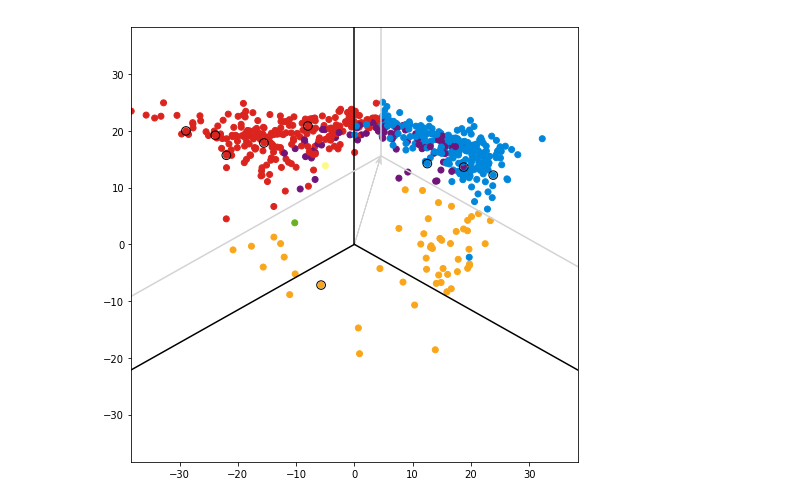
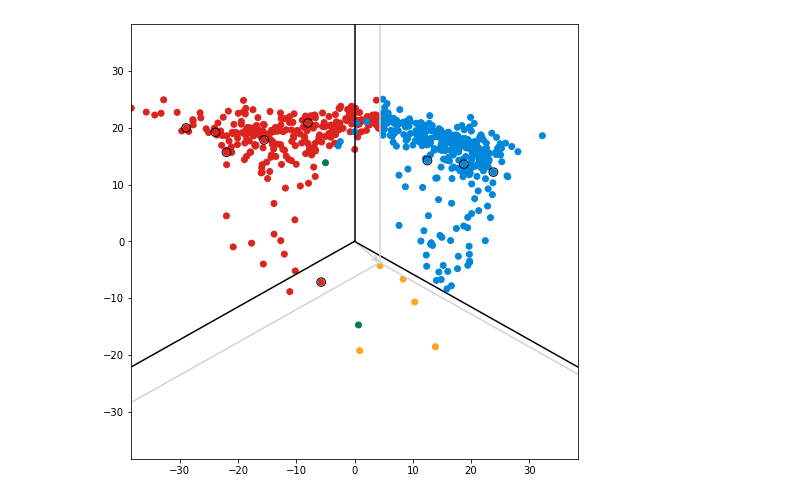
Before and after one commit to simsy88/poluk, a Jupyter notebook: ExampleNotebook.ipynb, the cells around one changed output. Drawn from its saved outputs; the diff is of its cells as text; code cells hidden in the pictures.

```diff
--- a/ExampleNotebook.ipynb
+++ b/ExampleNotebook.ipynb
@@ -14,3 +29,3 @@ from module.forecast import forecast
 # %%
-raw = pd.read_csv(r'C:\Users\Andy\Documents\PolUK\Election Data\electdata_2015.txt',sep=';')
-data = process(raw)
+centroids=pd.read_csv(r'C:\Users\Andy\Documents\PolUK\Election Data\constituency_centroids_2010.csv')
+centroids.columns = ['Name', 'long', 'lat']
@@ -88,0 +108,5 @@ welsh_polling = {'CON':  np.mean([26])+extra_swing,
+# %%
+parties = ['LAB', 'CON', 'LIB', 'Brexit', 'SNP', 'Plaid']
+for p in parties:
+    data[p+'_target'] = np.where((data.Winner!=p)&(data[p+'_swing_needed']<=5),data['Winner'],'blank')
+constituency_map(data, centroids, by=[p+'_target' for p in parties], title=[p+' targets' for p in parties])
@@ -89 +120,32 @@ welsh_polling = {'CON':  np.mean([26])+extra_swing,
+# %%
+extra_CON_LAB = 0
+
+# Latest poll
+polling = {'LAB':    np.mean([40,41,41,40,41])-extra_CON_LAB,
+           'CON':    np.mean([38,39,38,38,39])+extra_CON_LAB,
+           'Brexit': np.mean([10, 9,10, 9,10]),
+           'LIB':    np.mean([ 8, 7, 7, 8, 6]),
+           'Green':  np.mean([0.2,0.2,0.2,0.2,0.3]),
+          }
+scottish_polling = {'SNP':  np.mean([30]),
+                    'CON':  np.mean([33])+extra_CON_LAB,
+                    'LAB':  np.mean([28])-extra_CON_LAB,
+                    'LIB':  np.mean([ 6]),
+                   }
+welsh_polling = {'LAB':   np.mean([35])-extra_CON_LAB,
+                 'CON':   np.mean([32])+extra_CON_LAB,
+                 'Plaid': np.mean([25]),
+                 'LIB':   np.mean([ 8]),
+                }
+
+ni_polling = {'DUP': 31,
+              'SF':  27,
+              'UUP': 14,
+              'SDLP':10,
+              'APNI': 8}
+
+polls_list = [[[2],[2],scottish_polling],
+              [[6],[6],welsh_polling],
+              [[1],[1],ni_polling],
+              [[2,3,4,5,6,7,8,9,10,11,12],[3,4,5,7,8,9,10,11,12],polling]]
 # %%
@@ -98,2 +161,2 @@ battleground(data, ['LAB', 'CON', 'LIB'], shift=polling)
 # %%
-forecast_data = forecast(data, polling, scottish_polling, welsh_polling)
+forecast_data = forecast(data.copy(), polls_list)
@@ -153,6 +241,5 @@ swingometer(forecast_data, ['LAB', 'CON'], colour_by='Winner_forecast',
 # %%
 battleground(forecast_data, ['LAB', 'CON', 'LIB'], colour_by='Winner_forecast',
-            shift=polling,
-            highlight=list(player_seats.keys()))
+            shift=polling, highlight=list(player_seats.keys()))
 # %% [output]
-[figure, old version]
+[figure, new version]
```
Also changed, not shown: parts of 56 cells of this notebook, 3 other files.
